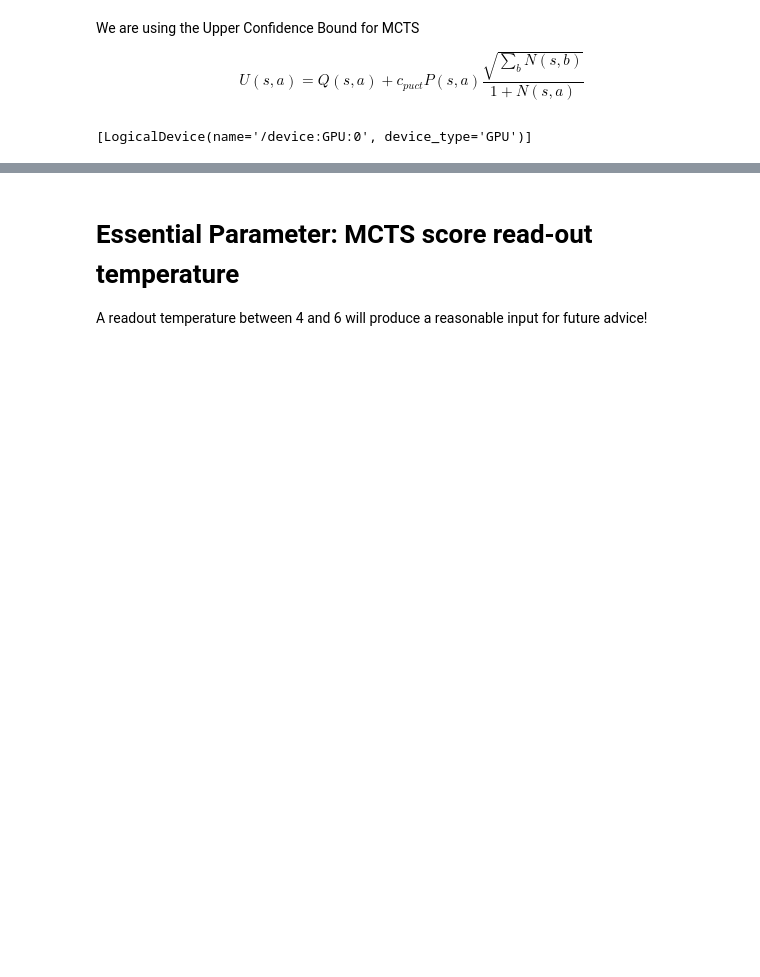
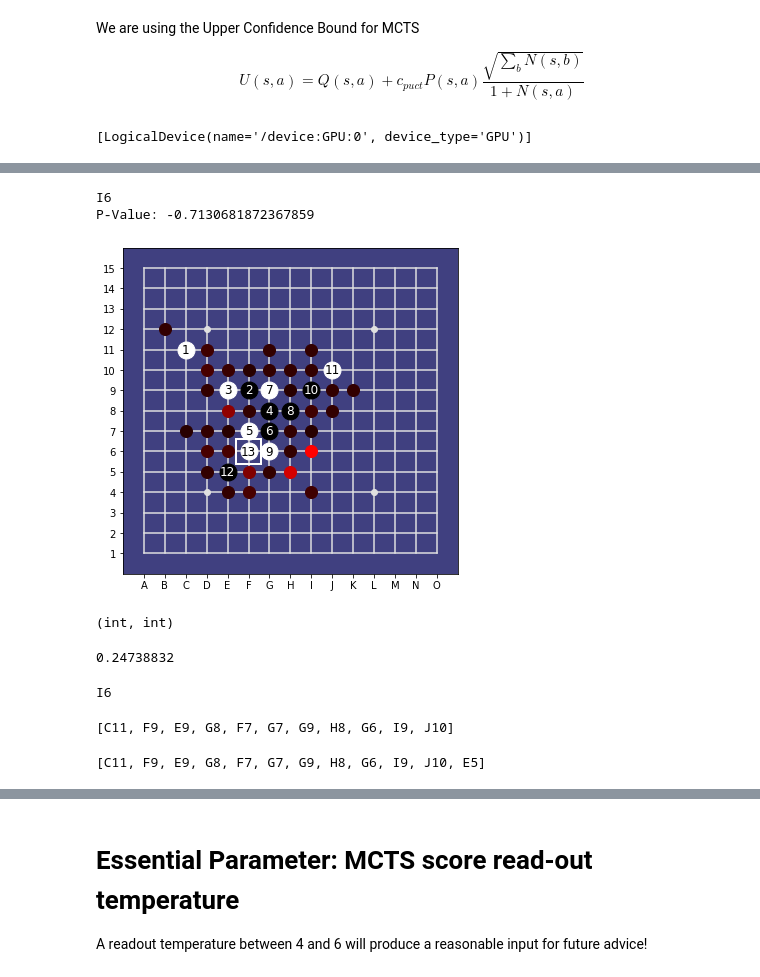
Before and after one commit to Project-Ellie/DeepGomoku, a Jupyter notebook: notebooks/MCTS_Explore_Exploit.ipynb, the cells around one changed output, grey strips where cells are left out. Saved outputs shown, nothing was run; the diff lists cells and outputs as text; code cells hidden in the pictures; blank space fills up the shorter version.

```diff
--- a/notebooks/MCTS_Explore_Exploit.ipynb
+++ b/notebooks/MCTS_Explore_Exploit.ipynb
@@ -57,0 +105,32 @@ board = GomokuBoard(BOARD_SIZE, stones=stones)
+# %%
+board.act(move.i)
+move = best_move(mcts, board)
+print(move)
+print(f"P-Value: {adviser.evaluate(board.math_rep)[1]}")
+mcts_advice = mcts.compute_probs(board, 3.0)
+analyse_board(BOARD_SIZE, board.get_stones(), mcts_advice, disp_width=6, policy_cutoff=.001)
+# %% [output]
+I6
+P-Value: -0.7130681872367859
+[figure, added]
+# %%
+type(board.get_stones()[-1].c), type(stones[-1].c)
+# %% [output]
+(int, int)
+# %%
+p, v = adviser.evaluate(board.math_rep)
+v
+# %% [output]
+0.24738832
+# %%
+mcts.best_act(board, s, actions)
+# %% [output]
+I6
+# %%
+stones
+# %% [output]
+[C11, F9, E9, G8, F7, G7, G9, H8, G6, I9, J10]
+# %%
+board.get_stones()
+# %% [output]
+[C11, F9, E9, G8, F7, G7, G9, H8, G6, I9, J10, E5]
```
Also changed, not shown: parts of 16 cells of this notebook, 13 other files.
